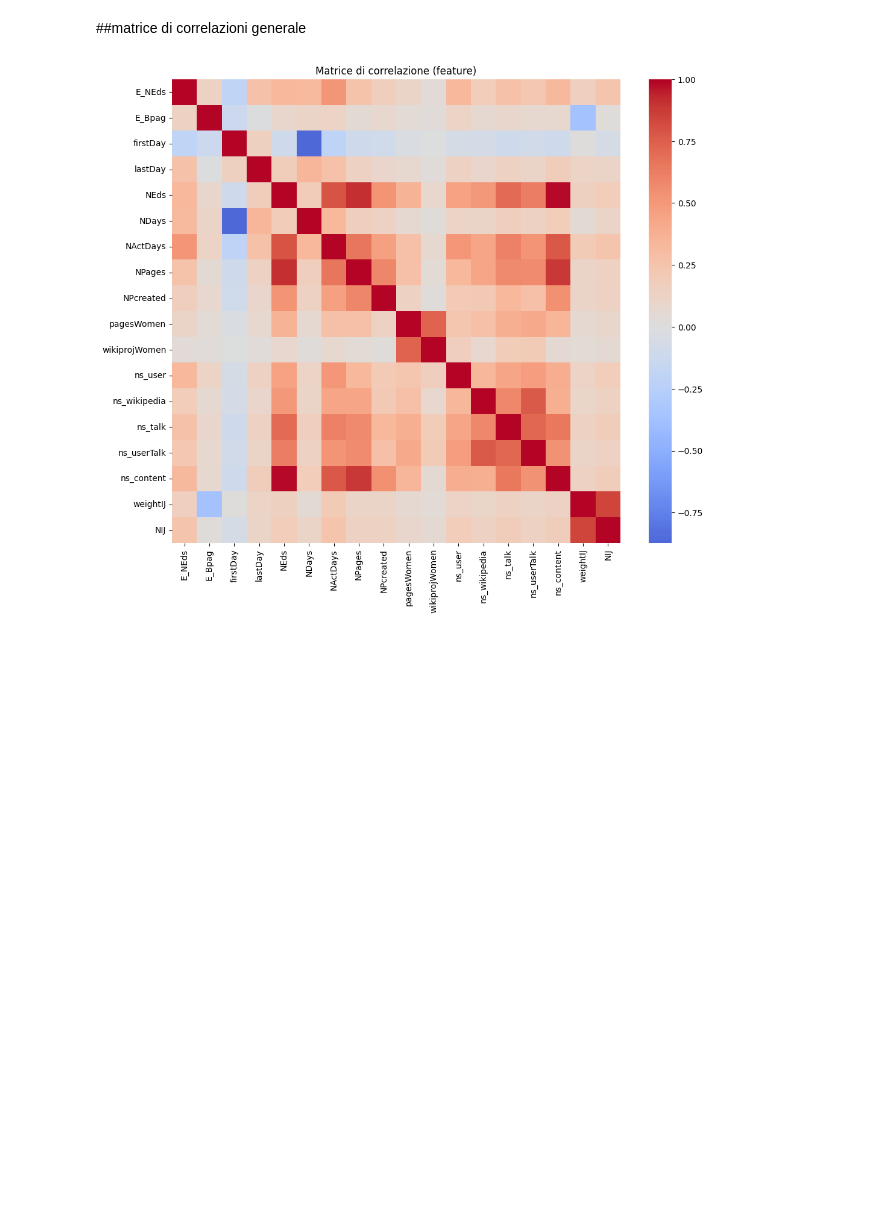
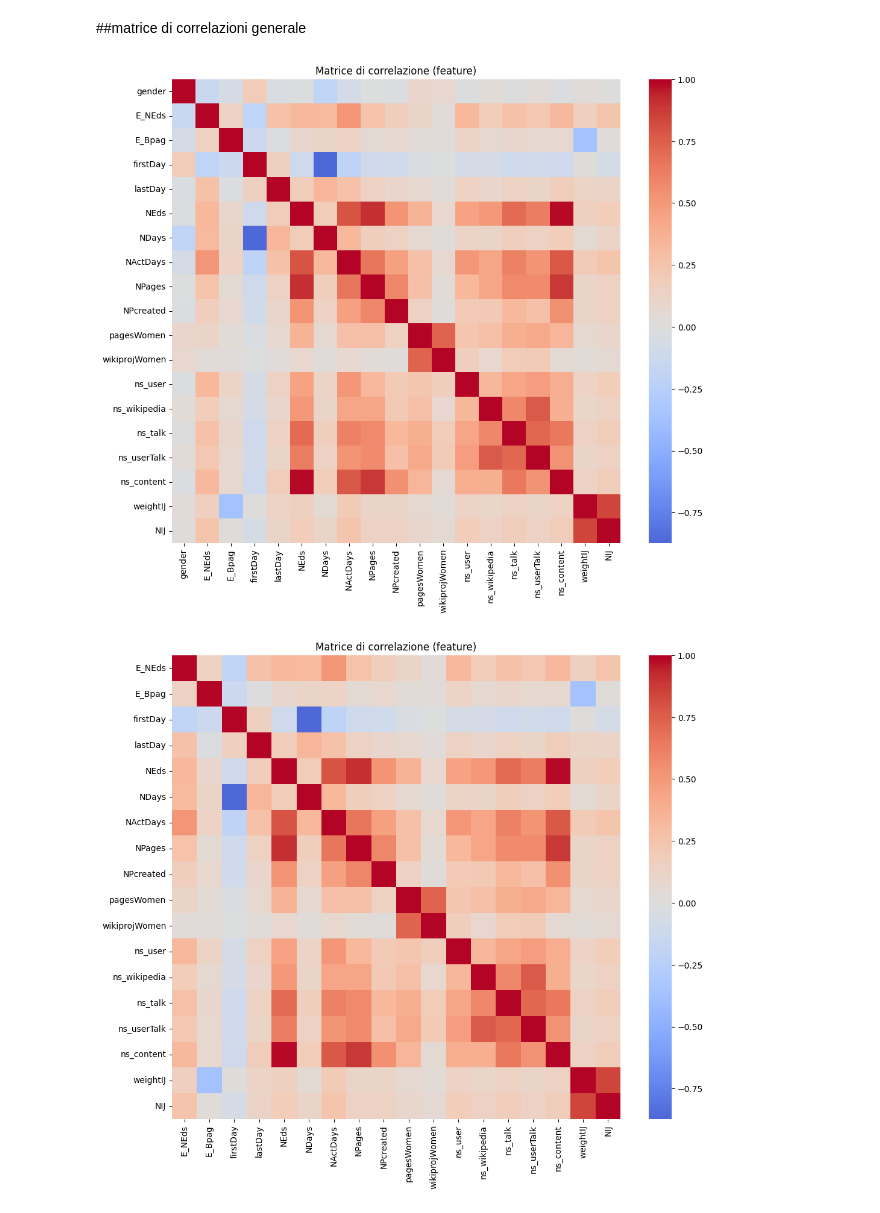
Before and after one commit to detoma2158208-bit/progetto-intelligenza-artificiale-, a Jupyter notebook: progetto_finale_IA_II.ipynb, the cells around one changed output. Saved outputs shown, nothing was run; the diff lists cells and outputs as text; code cells hidden in the pictures; blank space fills up the shorter version.

```diff
--- a/progetto_finale_IA_II.ipynb
+++ b/progetto_finale_IA_II.ipynb
@@ -319,6 +319,15 @@ plt.show()
 [figure]
 # %% [markdown]
 ##matrice di correlazioni generale
+# %%
+corr = df2_known.corr()
+
+plt.figure(figsize=(12,10))
+sns.heatmap(corr, cmap="coolwarm", center=0)
+plt.title("Matrice di correlazione (feature)")
+plt.show()
+# %% [output]
+[figure, added]
 # %%
 corr = df2_known.drop(columns=['gender']).corr()
 
```
Also changed, not shown: parts of 14 cells of this notebook.
